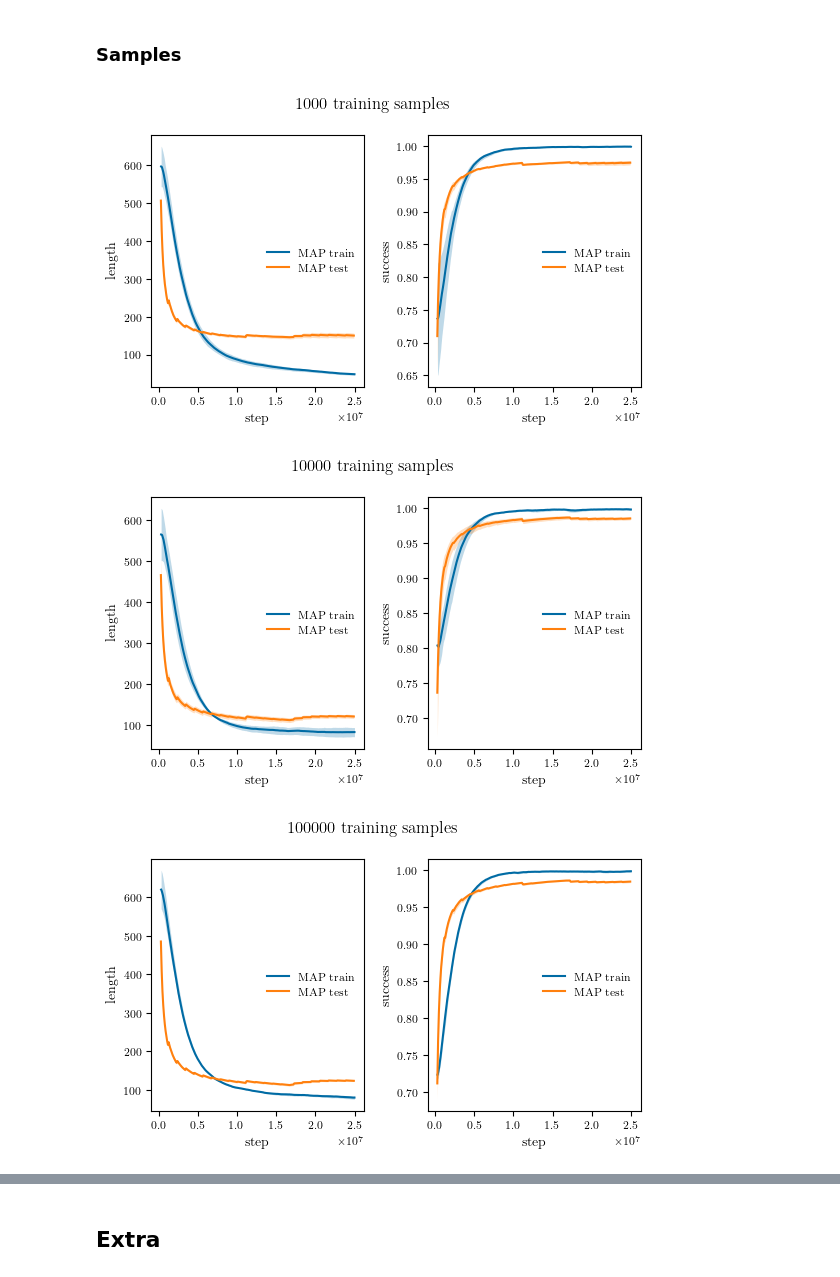
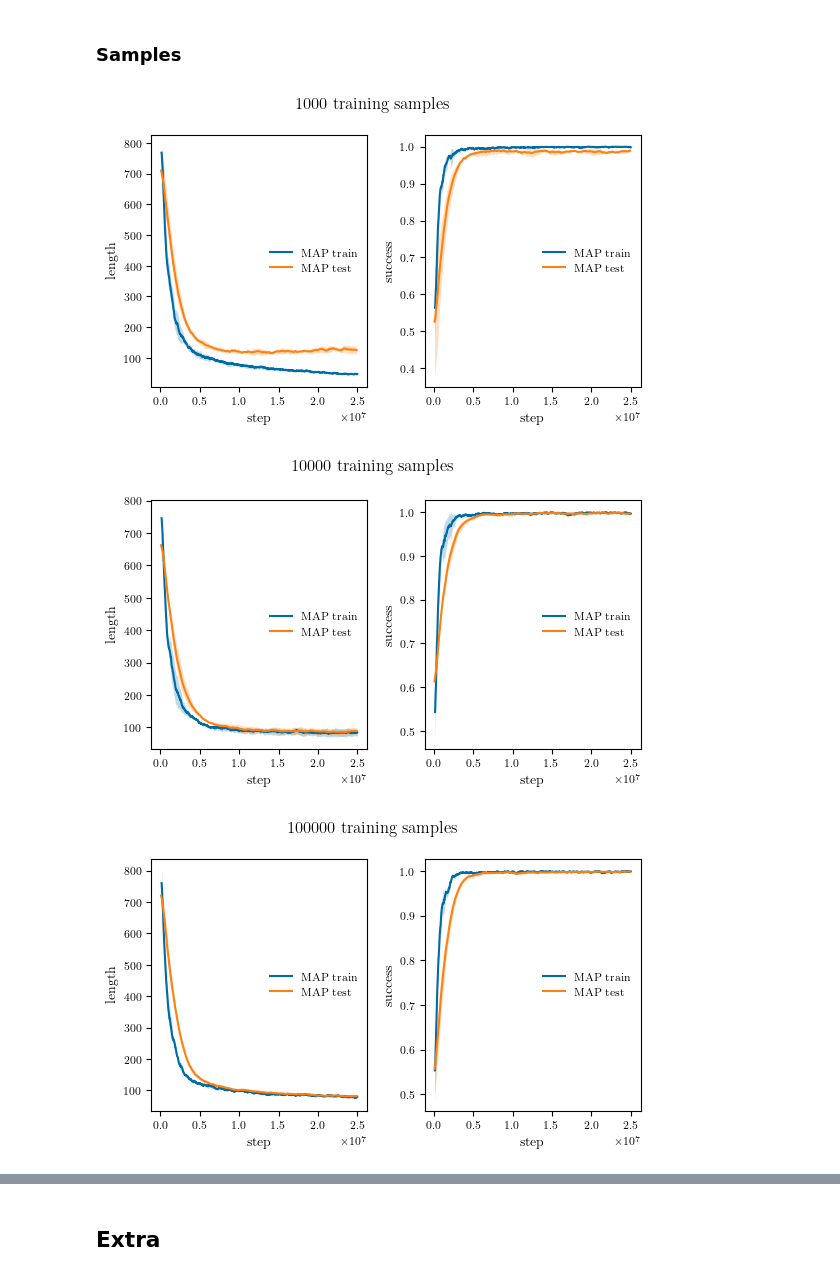
Before and after one commit to fumlig/visualsearch, a Jupyter notebook: plot.ipynb, the cells around one changed output, grey strips where cells are left out. Saved outputs shown, nothing was run; the diff lists cells and outputs as text; code cells hidden in the pictures.

```diff
--- a/plot.ipynb
+++ b/plot.ipynb
@@ -208,36 +208,36 @@ seeds = range(3)
 samples = [1000, 10000, 100000, "null"]
 
 for sample in samples:
     fig, axs = plt.subplots(1, 2, figsize=figsize(width=TEXTWIDTH_IN))
 
     train_data = {
         #"LSTM train": [f"results/sample/lstm/{sample}/{seed}/train.csv" for seed in seeds],
         "MAP train": [f"results/sample/map/{sample}/{seed}/train.csv" for seed in seeds],
     }
 
     test_data = {
         #"LSTM test": [f"results/sample/lstm/{sample}/{seed}/test.csv" for seed in seeds],
-        "MAP test": [f"results/sample/map/{sample}/{seed}/test.csv" for seed in seeds],
+        "MAP test": [f"results/sample/map/{sample}/{seed}/sort.csv" for seed in seeds],
     }
 
     for ax, field in zip(axs, fields):
 
         for label, csv_files in train_data.items():
             raw_data = np.array([read_csv(f, field) for f in csv_files])
-            plot_values(ax, raw_data, label=label, smoothing=0.99, first_valid=20, x_scale=timesteps/raw_data.shape[1])
+            plot_values(ax, raw_data, label=label, smoothing=0.9, first_valid=10, x_scale=timesteps/raw_data.shape[1])
 
         for label, csv_files in test_data.items():
             raw_data = np.array([read_csv(f, field) for f in csv_files])
-            plot_values(ax, raw_data, label=label, first_valid=3, x_scale=timesteps/raw_data.shape[1])
+            plot_values(ax, raw_data, label=label, smoothing=0.9, first_valid=1, x_scale=timesteps/raw_data.shape[1])
 
         ax.set_xlabel("step")
         ax.set_ylabel(field)
         ax.legend(frameon=False, loc="center right")
 
     fig.suptitle(fr"{sample} training samples")
     fig.tight_layout()
     fig.savefig(figpath(f"sample-{sample}"))
 # %% [output]
-[figure, old version]
+[figure, new version]
-[figure, old version]
+[figure, new version]
-[figure, old version]
+[figure, new version]
```
Also changed, not shown: parts of 1 cell of this notebook, 55 other files.
